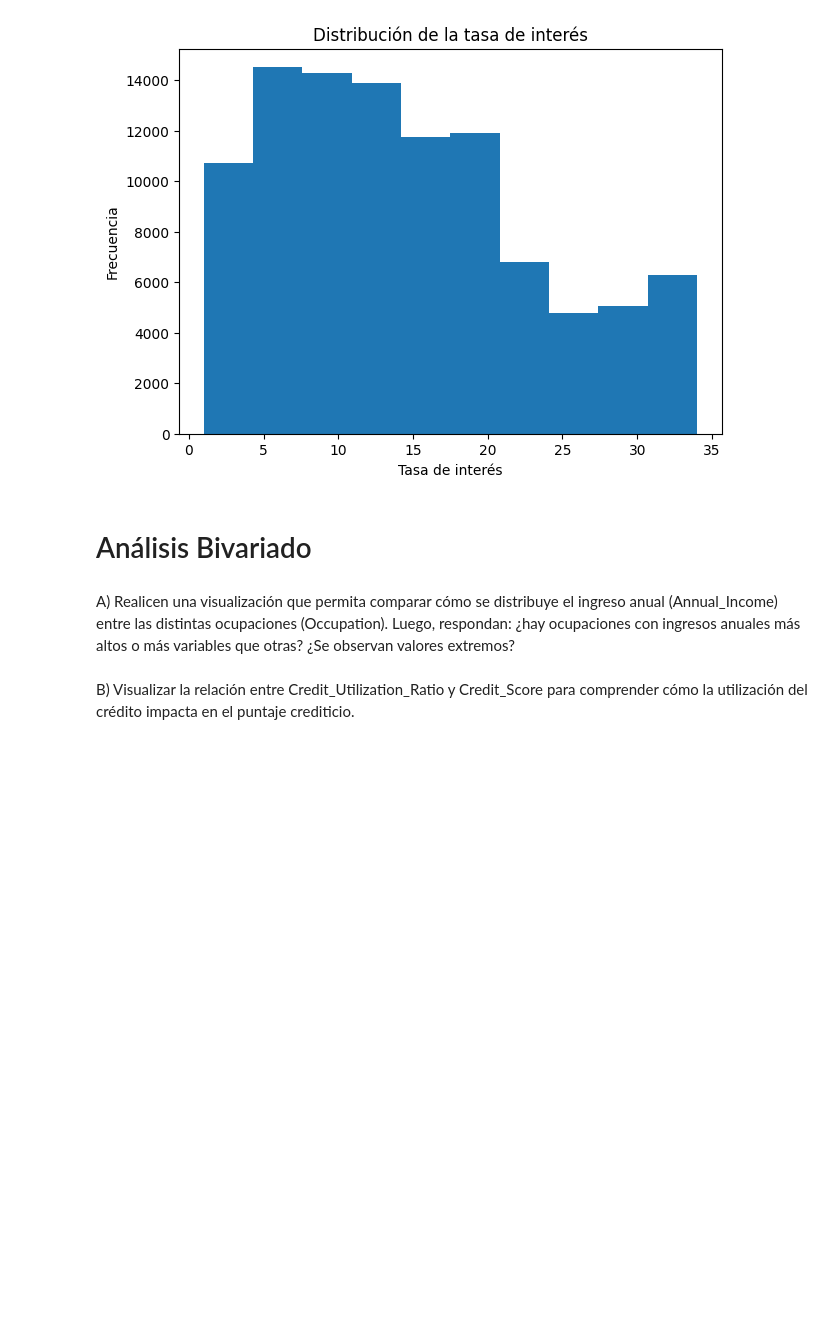
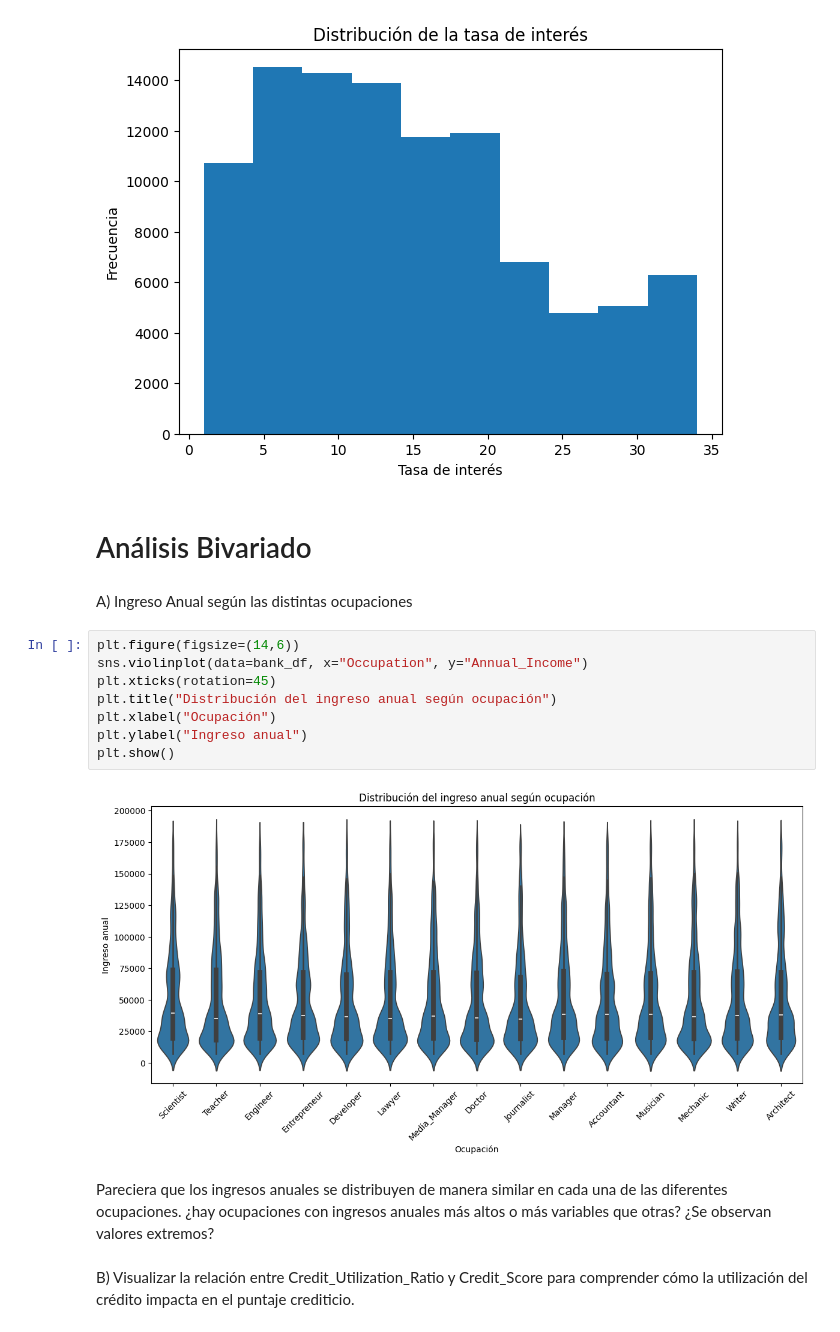
Before and after one commit to Luca-web25/An-lisis-exploratorio-cr-ditos, a Jupyter notebook: Deteccioon_de_Fraude.ipynb, the cells around one changed output. Saved outputs shown, nothing was run; the diff lists cells and outputs as text; blank space fills up the shorter version.

```diff
--- a/Deteccioon_de_Fraude.ipynb
+++ b/Deteccioon_de_Fraude.ipynb
@@ -247,7 +249,19 @@ plt.show()
 [figure]
 # %% [markdown]
 # Análisis Bivariado
+# %% [markdown]
+A) Ingreso Anual según las distintas ocupaciones
+# %%
+plt.figure(figsize=(14,6))
+sns.violinplot(data=bank_df, x="Occupation", y="Annual_Income")
+plt.xticks(rotation=45)
+plt.title("Distribución del ingreso anual según ocupación")
+plt.xlabel("Ocupación")
+plt.ylabel("Ingreso anual")
+plt.show()
+# %% [output]
+[figure, added]
 # %% [markdown]
-A) Realicen una visualización que permita comparar cómo se distribuye el ingreso anual (Annual_Income) entre las distintas ocupaciones (Occupation). Luego, respondan: ¿hay ocupaciones con ingresos anuales más altos o más variables que otras? ¿Se observan valores extremos?
+Pareciera que los ingresos anuales se distribuyen de manera similar en cada una de las diferentes ocupaciones. ¿hay ocupaciones con ingresos anuales más altos o más variables que otras? ¿Se observan valores extremos?
 # %% [markdown]
 B) Visualizar la relación entre Credit_Utilization_Ratio y Credit_Score para comprender cómo la utilización del crédito impacta en el puntaje crediticio.
```
Also changed, not shown: parts of 8 cells of this notebook.
